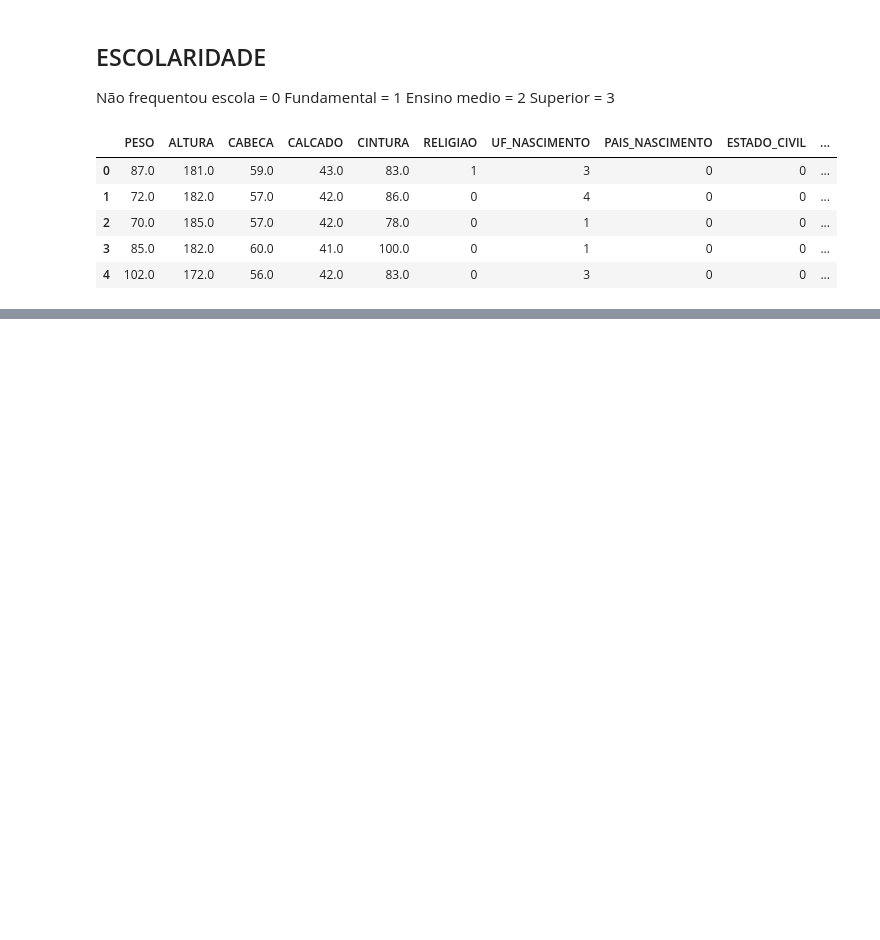
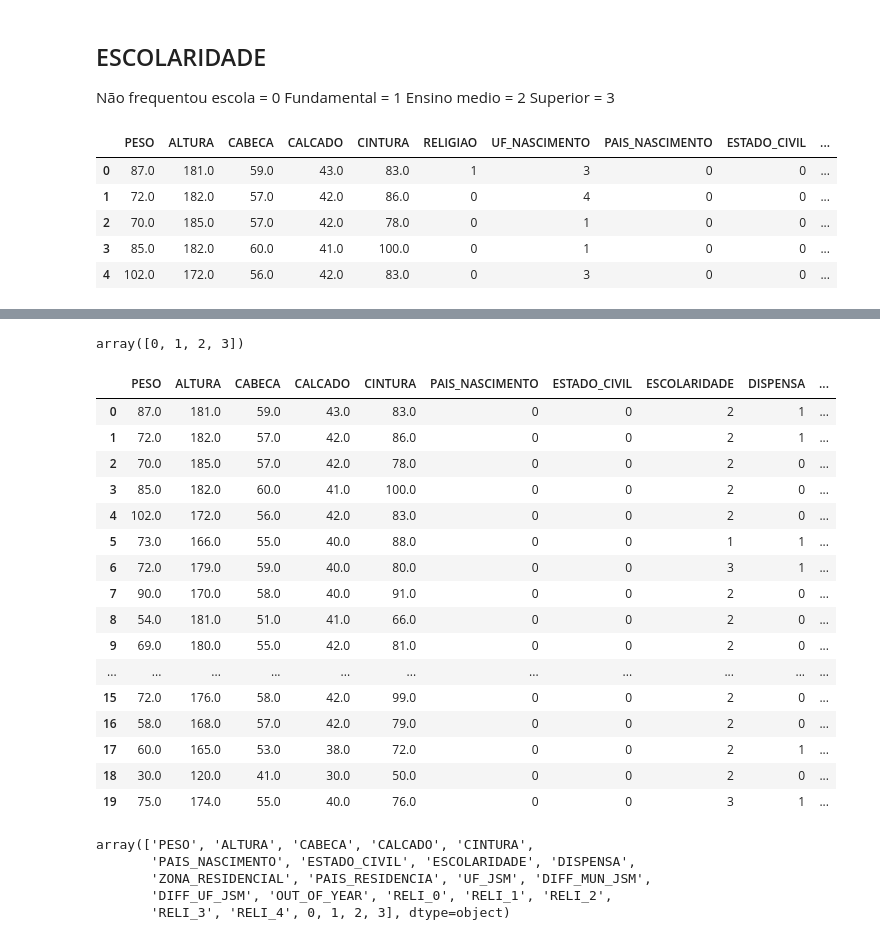
Before and after one commit to PauloKeller/AI, a Jupyter notebook: servico_militar/Preprocessing.ipynb, the cells around one changed output, grey strips where cells are left out. Drawn from its saved outputs; the diff is of its cells as text; code cells hidden in the pictures; blank space fills up the shorter version.

```diff
--- a/servico_militar/Preprocessing.ipynb
+++ b/servico_militar/Preprocessing.ipynb
@@ -418,0 +492,2 @@ len(jsm_unique)
+# %%
+pre_targets_csv = pre_targets_csv.drop(['RELIGIAO', 'UF_NASCIMENTO'], axis=1)
@@ -418,0 +503,3 @@ len(jsm_unique)
+# %%
+pre_religion_update_csv = pre_targets_csv.copy()
+pre_religion_update_csv.head()
@@ -418,0 +513,3 @@ len(jsm_unique)
+# %%
+education_columns = pd.get_dummies(pre_religion_update_csv['ESCOLARIDADE'])
+education_columns.head()
@@ -418,0 +523,38 @@ len(jsm_unique)
+# %%
+education_columns.columns.values
+# %% [output]
+array([0, 1, 2, 3])
+# %%
+education_type_0 = education_columns.loc[:, 0]
+education_type_1 = education_columns.loc[:, 1]
+education_type_2 = education_columns.loc[:, 2]
+education_type_3 = education_columns.loc[:, 3]
+# %%
+pre_religion_update_csv = pd.concat([pre_religion_update_csv, education_type_0, education_type_1, education_type_2, education_type_3], axis=1)
+pre_religion_update_csv.head(20)
+# %% [output]
+|  | PESO | ALTURA | CABECA | CALCADO | CINTURA | PAIS_NASCIMENTO | ESTADO_CIVIL | ESCOLARIDADE | DISPENSA | ... |
+| 0 | 87.0 | 181.0 | 59.0 | 43.0 | 83.0 | 0 | 0 | 2 | 1 | ... |
+| 1 | 72.0 | 182.0 | 57.0 | 42.0 | 86.0 | 0 | 0 | 2 | 1 | ... |
+| 2 | 70.0 | 185.0 | 57.0 | 42.0 | 78.0 | 0 | 0 | 2 | 0 | ... |
+| 3 | 85.0 | 182.0 | 60.0 | 41.0 | 100.0 | 0 | 0 | 2 | 0 | ... |
+| 4 | 102.0 | 172.0 | 56.0 | 42.0 | 83.0 | 0 | 0 | 2 | 0 | ... |
+| 5 | 73.0 | 166.0 | 55.0 | 40.0 | 88.0 | 0 | 0 | 1 | 1 | ... |
+| 6 | 72.0 | 179.0 | 59.0 | 40.0 | 80.0 | 0 | 0 | 3 | 1 | ... |
+| 7 | 90.0 | 170.0 | 58.0 | 40.0 | 91.0 | 0 | 0 | 2 | 0 | ... |
+| 8 | 54.0 | 181.0 | 51.0 | 41.0 | 66.0 | 0 | 0 | 2 | 0 | ... |
+| 9 | 69.0 | 180.0 | 55.0 | 42.0 | 81.0 | 0 | 0 | 2 | 0 | ... |
+| ... | ... | ... | ... | ... | ... | ... | ... | ... | ... | ... |
+| 15 | 72.0 | 176.0 | 58.0 | 42.0 | 99.0 | 0 | 0 | 2 | 0 | ... |
+| 16 | 58.0 | 168.0 | 57.0 | 42.0 | 79.0 | 0 | 0 | 2 | 0 | ... |
+| 17 | 60.0 | 165.0 | 53.0 | 38.0 | 72.0 | 0 | 0 | 2 | 1 | ... |
+| 18 | 30.0 | 120.0 | 41.0 | 30.0 | 50.0 | 0 | 0 | 2 | 0 | ... |
+| 19 | 75.0 | 174.0 | 55.0 | 40.0 | 76.0 | 0 | 0 | 3 | 1 | ... |
+# %%
+pre_religion_update_csv.columns.values
+# %% [output]
+array(['PESO', 'ALTURA', 'CABECA', 'CALCADO', 'CINTURA',
+       'PAIS_NASCIMENTO', 'ESTADO_CIVIL', 'ESCOLARIDADE', 'DISPENSA',
+       'ZONA_RESIDENCIAL', 'PAIS_RESIDENCIA', 'UF_JSM', 'DIFF_MUN_JSM',
+       'DIFF_UF_JSM', 'OUT_OF_YEAR', 'RELI_0', 'RELI_1', 'RELI_2',
+       'RELI_3', 'RELI_4', 0, 1, 2, 3], dtype=object)
```
Also changed, not shown: parts of 31 cells of this notebook, 2 other files.
